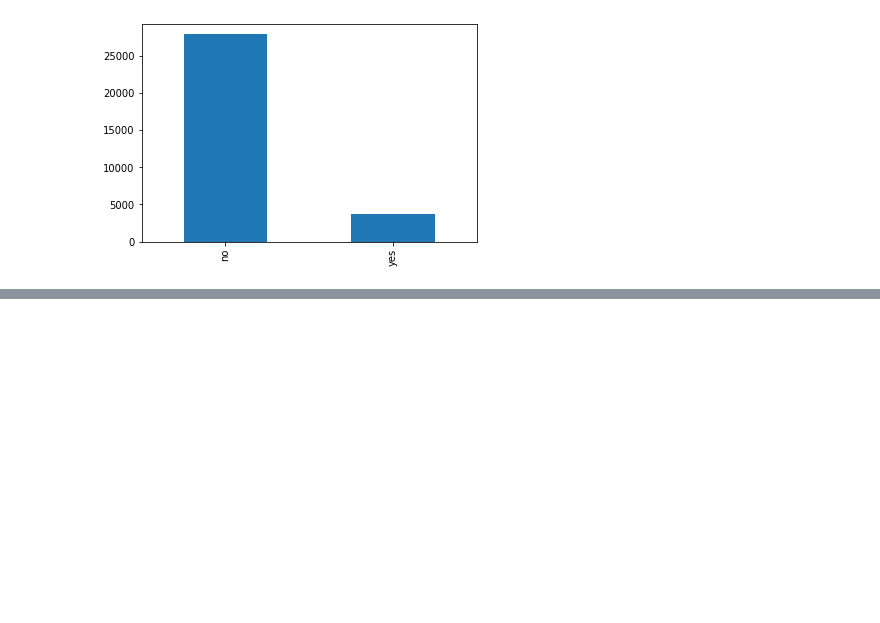
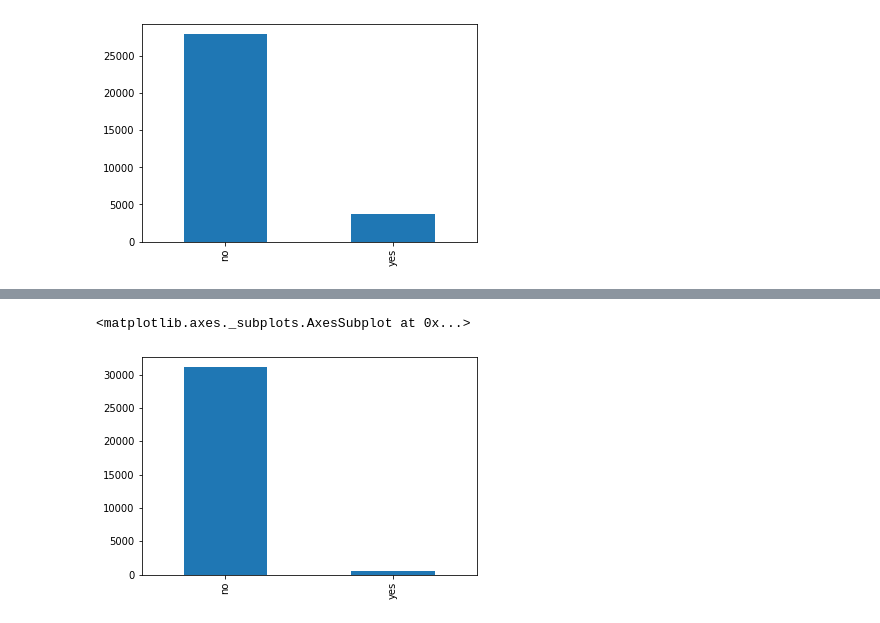
Before and after one commit to sagarkumarmishra/Data-Science-project, a Jupyter notebook: Final_Project.ipynb, the cells around one changed output, grey strips where cells are left out. Drawn from its saved outputs; the diff is of its cells as text; code cells hidden in the pictures; blank space fills up the shorter version.

```diff
--- a/Final_Project.ipynb
+++ b/Final_Project.ipynb
@@ -81,0 +94,5 @@ train['subscribed'].value_counts().plot.bar()
+# %%
+train['default'].value_counts().plot.bar()
+# %% [output]
+<matplotlib.axes._subplots.AxesSubplot at 0x...>
+[figure, added]
```
Also changed, not shown: parts of 7 cells of this notebook.
